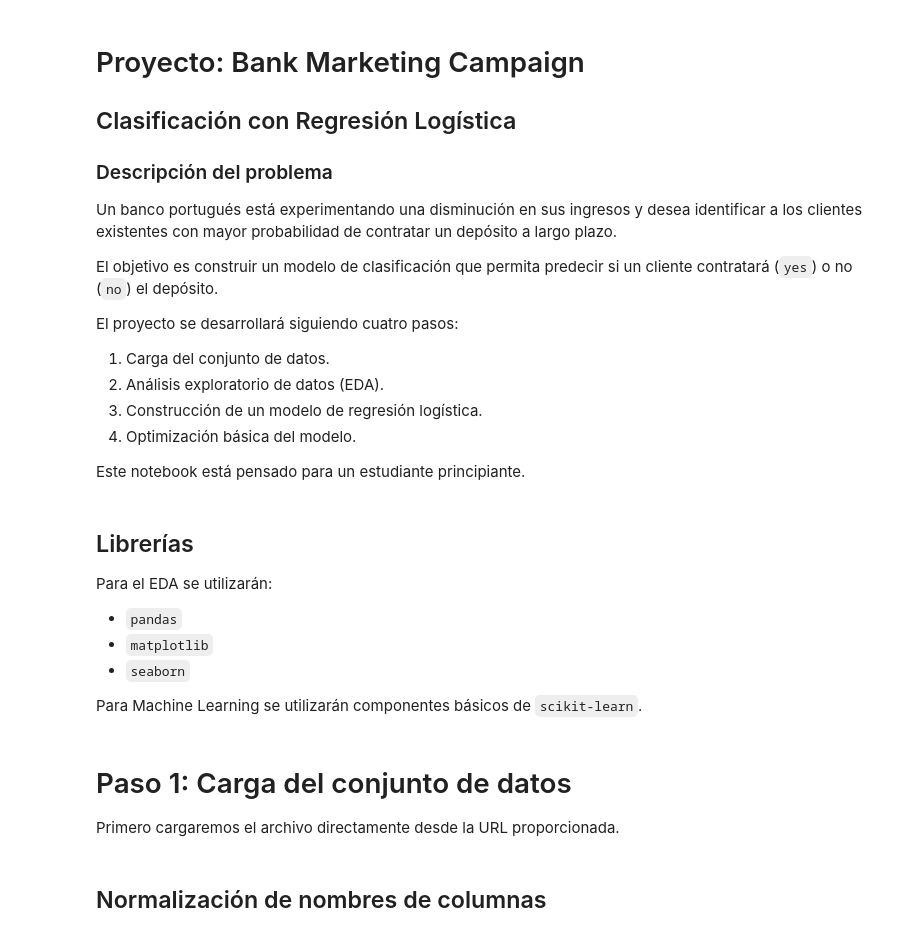
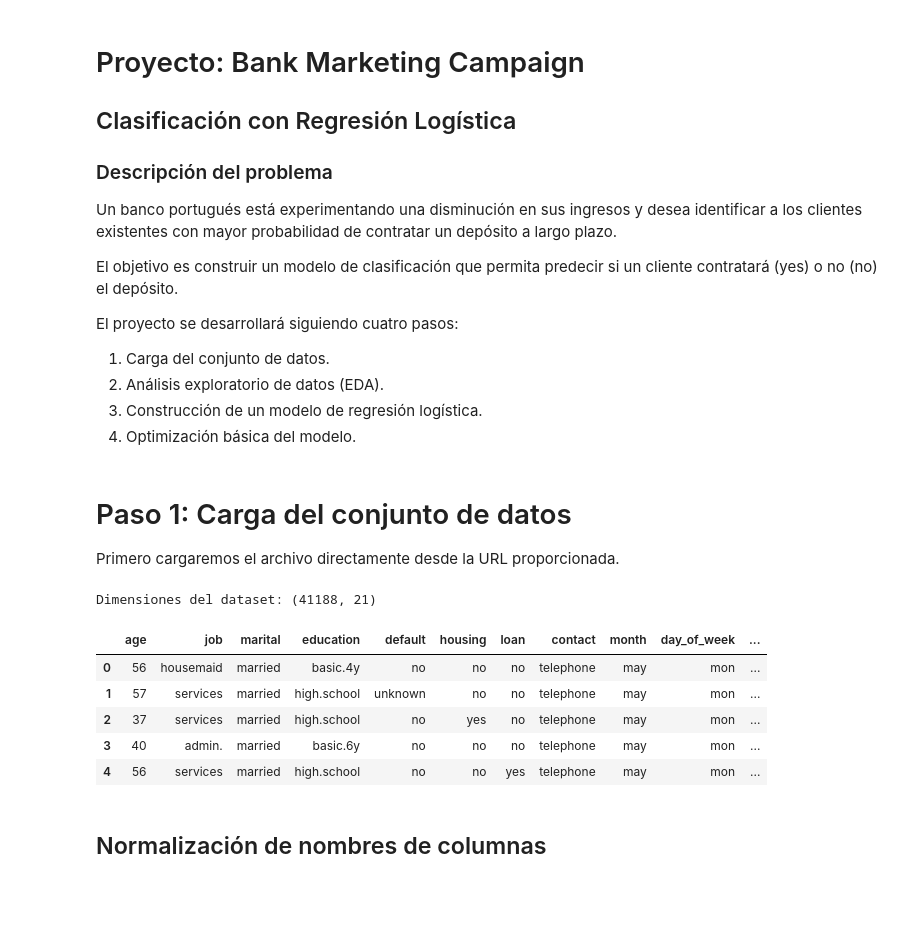
Before and after one commit to danok/primer_algoritmo_ML, a Jupyter notebook: src/explore.ipynb, the cells around one changed output. Saved outputs shown, nothing was run; the diff lists cells and outputs as text; code cells hidden in the pictures; blank space fills up the shorter version.

```diff
--- a/src/explore.ipynb
+++ b/src/explore.ipynb
@@ -7,7 +7,7 @@
 
 Un banco portugués está experimentando una disminución en sus ingresos y desea identificar a los clientes existentes con mayor probabilidad de contratar un depósito a largo plazo.
 
-El objetivo es construir un modelo de clasificación que permita predecir si un cliente contratará (`yes`) o no (`no`) el depósito.
+El objetivo es construir un modelo de clasificación que permita predecir si un cliente contratará (yes) o no (no) el depósito.
 
 El proyecto se desarrollará siguiendo cuatro pasos:
 
@@ -15,18 +15,6 @@ El proyecto se desarrollará siguiendo cuatro pasos:
 2. Análisis exploratorio de datos (EDA).
 3. Construcción de un modelo de regresión logística.
 4. Optimización básica del modelo.
-
-Este notebook está pensado para un estudiante principiante.
-# %% [markdown]
-## Librerías
-
-Para el EDA se utilizarán:
-
-- `pandas`
-- `matplotlib`
-- `seaborn`
-
-Para Machine Learning se utilizarán componentes básicos de `scikit-learn`.
 # %%
 import warnings
 
@@ -58,12 +46,19 @@ sns.set_theme()
 
 Primero cargaremos el archivo directamente desde la URL proporcionada.
 # %%
-url = "https://storage.googleapis.com/breathecode/project-files/bank-marketing-campaign-data.csv"
 
-df = pd.read_csv(url)
+df = pd.read_csv(u"https://storage.googleapis.com/breathecode/project-files/bank-marketing-campaign-data.csv", sep=";")
 
 print("Dimensiones del dataset:", df.shape)
 df.head()
+# %% [output]
+Dimensiones del dataset: (41188, 21)
+|  | age | job | marital | education | default | housing | loan | contact | month | day_of_week | ... |
+| 0 | 56 | housemaid | married | basic.4y | no | no | no | telephone | may | mon | ... |
+| 1 | 57 | services | married | high.school | unknown | no | no | telephone | may | mon | ... |
+| 2 | 37 | services | married | high.school | no | yes | no | telephone | may | mon | ... |
+| 3 | 40 | admin. | married | basic.6y | no | no | no | telephone | may | mon | ... |
+| 4 | 56 | services | married | high.school | no | no | yes | telephone | may | mon | ... |
 # %% [markdown]
 ## Normalización de nombres de columnas
 # %%
```
Also changed, not shown: parts of 39 cells of this notebook.
